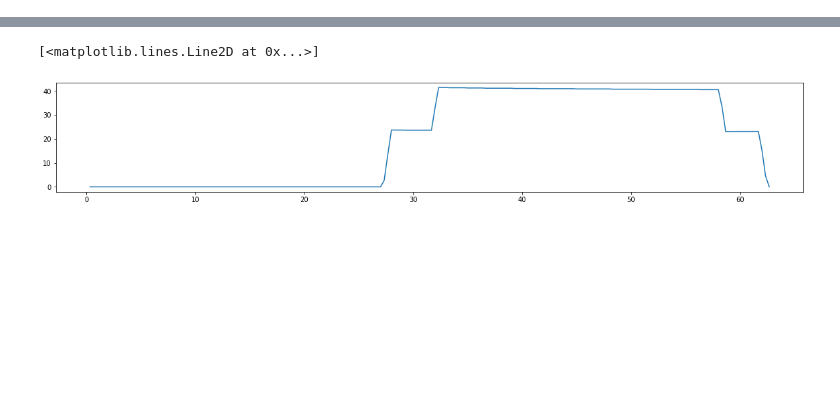
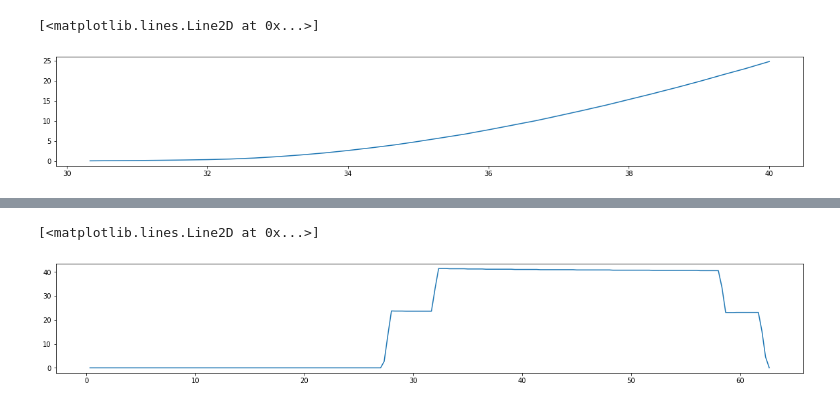
Before and after one commit to waterloop/propulsion-misc, a Jupyter notebook: RCommExtractor/Roboteq_Commutation_Extraction.ipynb, the cells around one changed output, grey strips where cells are left out. Cells and saved outputs as stored; diff of their text form; code cells hidden in the pictures; blank space fills up the shorter version.

```diff
--- a/RCommExtractor/Roboteq_Commutation_Extraction.ipynb
+++ b/RCommExtractor/Roboteq_Commutation_Extraction.ipynb
@@ -43,4 +44,9 @@ data["Enc Counter 2"] = data["Enc Counter 2"]*np.pi/800
 encoderD = data["Enc Counter 2"]
 
 plt.rcParams["figure.figsize"] = (20,3)
+# %%
+plt.plot(time[90:120], encoderD[90:120])
+# %% [output]
+[<matplotlib.lines.Line2D at 0x...>]
+[figure, added]
 # %%
```
Also changed, not shown: parts of 11 cells of this notebook, 6 other files.
